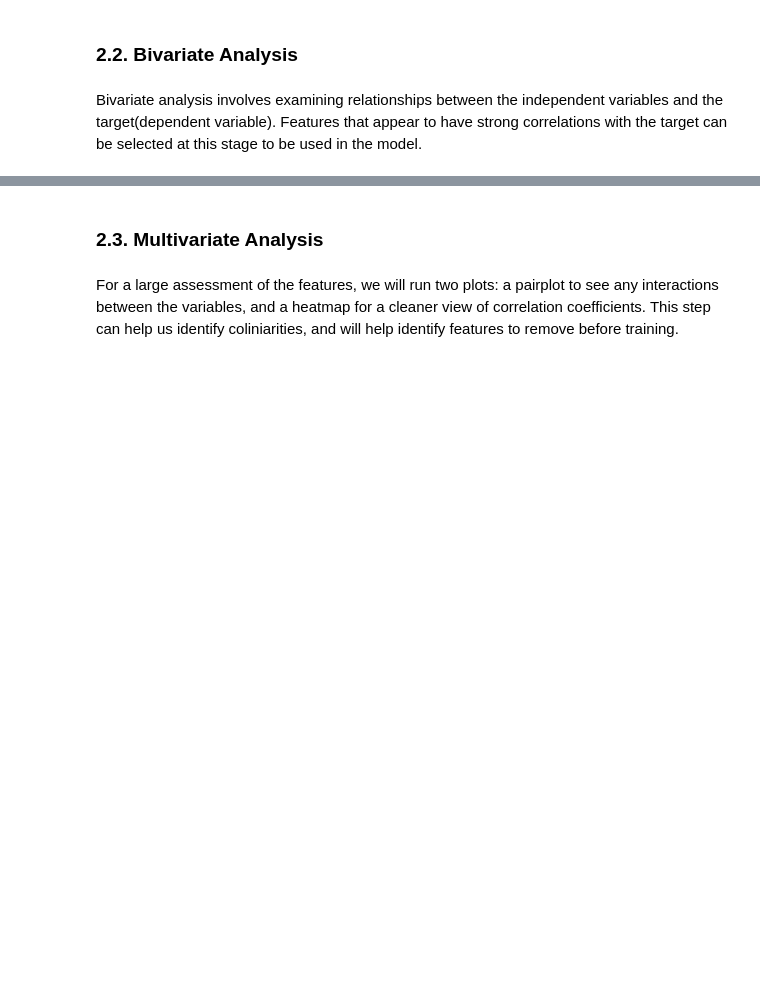
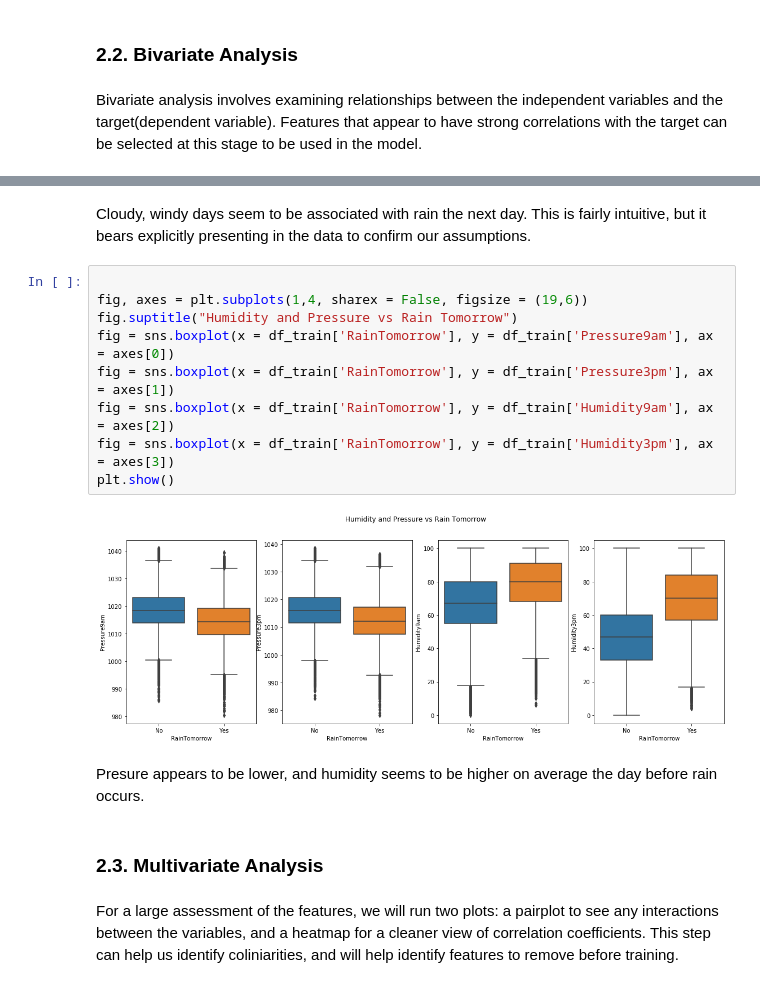
Before and after one commit to dmorrowjones/public_notebooks, a Jupyter notebook: RainStudy/RainStudyEDA.ipynb, the cells around one changed output, grey strips where cells are left out. Drawn from its saved outputs; the diff is of its cells as text; blank space fills up the shorter version.

```diff
--- a/RainStudy/RainStudyEDA.ipynb
+++ b/RainStudy/RainStudyEDA.ipynb
@@ -198,3 +208,18 @@ Bivariate analysis involves examining relationships between the independent vari
+# %% [markdown]
+Cloudy, windy days seem to be associated with rain the next day. This is fairly intuitive, but it bears explicitly presenting in the data to confirm our assumptions.
+# %%
+
+fig, axes = plt.subplots(1,4, sharex = False, figsize = (19,6))
+fig.suptitle("Humidity and Pressure vs Rain Tomorrow")
+fig = sns.boxplot(x = df_train['RainTomorrow'], y = df_train['Pressure9am'], ax = axes[0])
+fig = sns.boxplot(x = df_train['RainTomorrow'], y = df_train['Pressure3pm'], ax = axes[1])
+fig = sns.boxplot(x = df_train['RainTomorrow'], y = df_train['Humidity9am'], ax = axes[2])
+fig = sns.boxplot(x = df_train['RainTomorrow'], y = df_train['Humidity3pm'], ax = axes[3])
+plt.show()
+# %% [output]
+[figure, added]
+# %% [markdown]
+Presure appears to be lower, and humidity seems to be higher on average the day before rain occurs.
 # %% [markdown]
 ### 2.3. Multivariate Analysis<a class="anchor" id = "2.3"></a>
 # %% [markdown]
```
Also changed, not shown: parts of 18 cells of this notebook.
